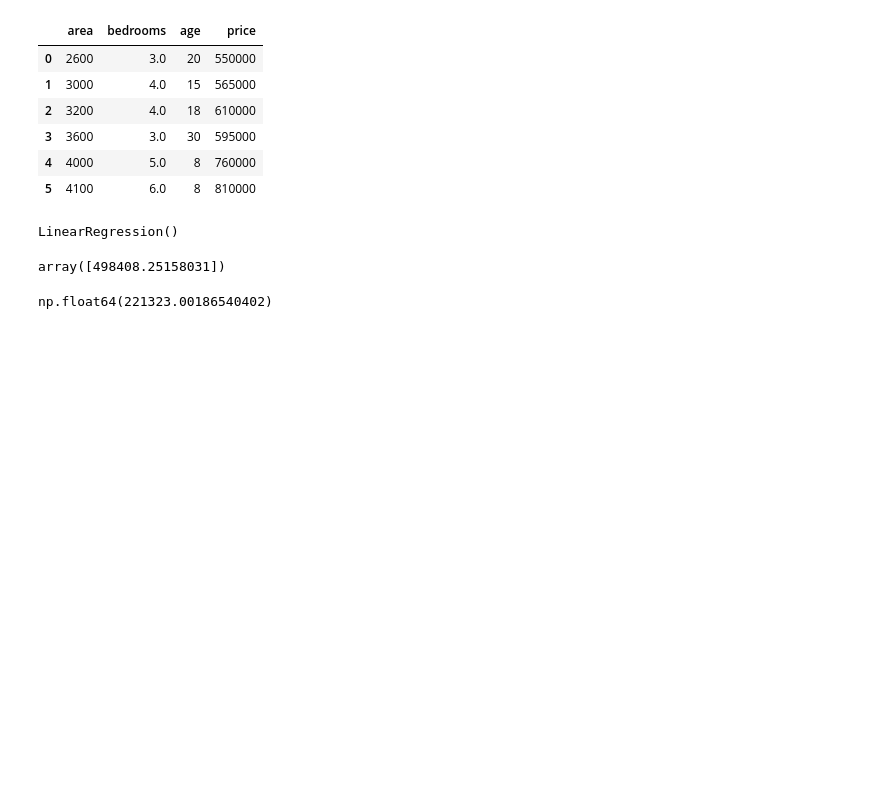
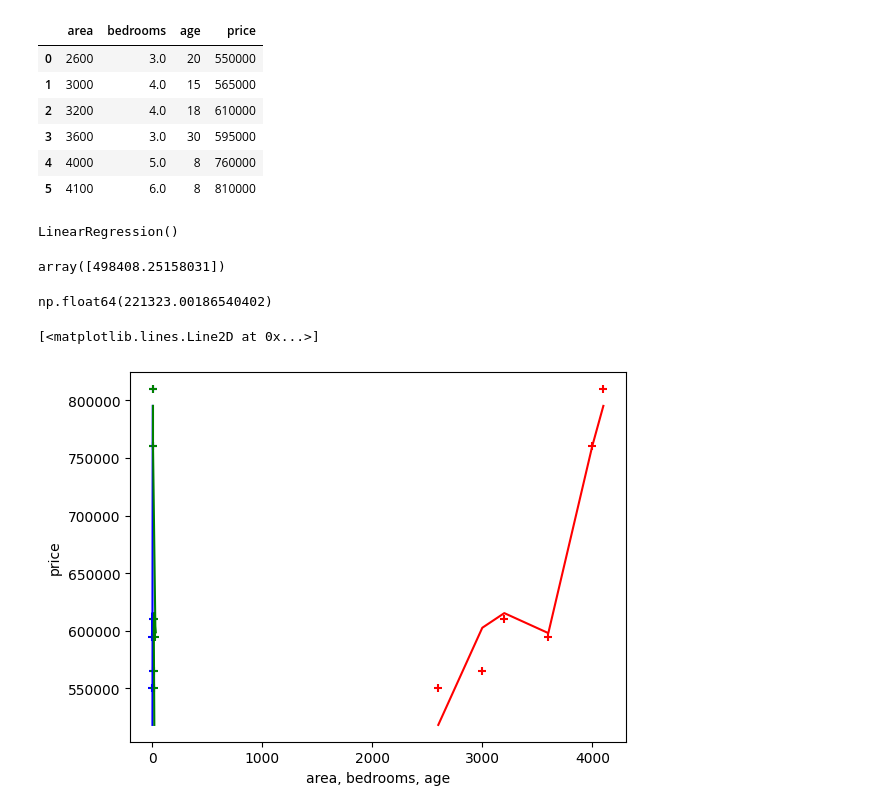
Before and after one commit to Yasir-Khan-7/ML-System-Builds, a Jupyter notebook: multi_variant_linearregression.ipynb, the cells around one changed output. Cells and saved outputs as stored; diff of their text form; code cells hidden in the pictures; blank space fills up the shorter version.

Commit message:
added scatter plots for visualization

```diff
--- a/multi_variant_linearregression.ipynb
+++ b/multi_variant_linearregression.ipynb
@@ -47,3 +47,16 @@ reg.coef_
 reg.intercept_
 # %% [output]
 np.float64(221323.00186540402)
+# %%
+plt.xlabel("area, bedrooms, age")
+plt.ylabel("price")
+plt.scatter(df.area,df.price,color="red",marker="+")
+plt.scatter(df.bedrooms,df.price,color="blue",marker="+")
+plt.scatter(df.age,df.price,color="green",marker="+")
+
+plt.plot(df.area,reg.predict(df[["area","bedrooms","age"]]),color="red")
+plt.plot(df.bedrooms,reg.predict(df[["area","bedrooms","age"]]),color="blue")
+plt.plot(df.age,reg.predict(df[["area","bedrooms","age"]]),color="green")
+# %% [output]
+[<matplotlib.lines.Line2D at 0x...>]
+[figure, added]
```
